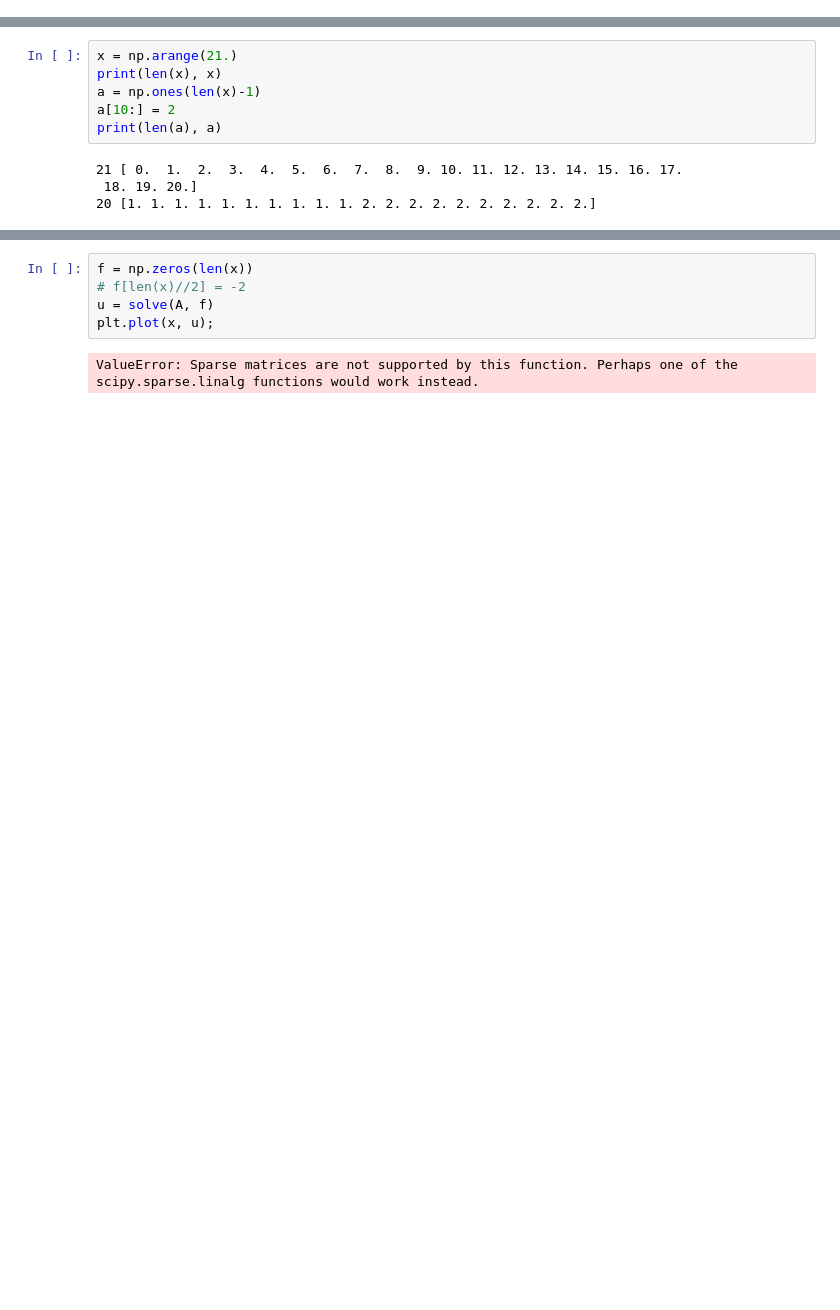
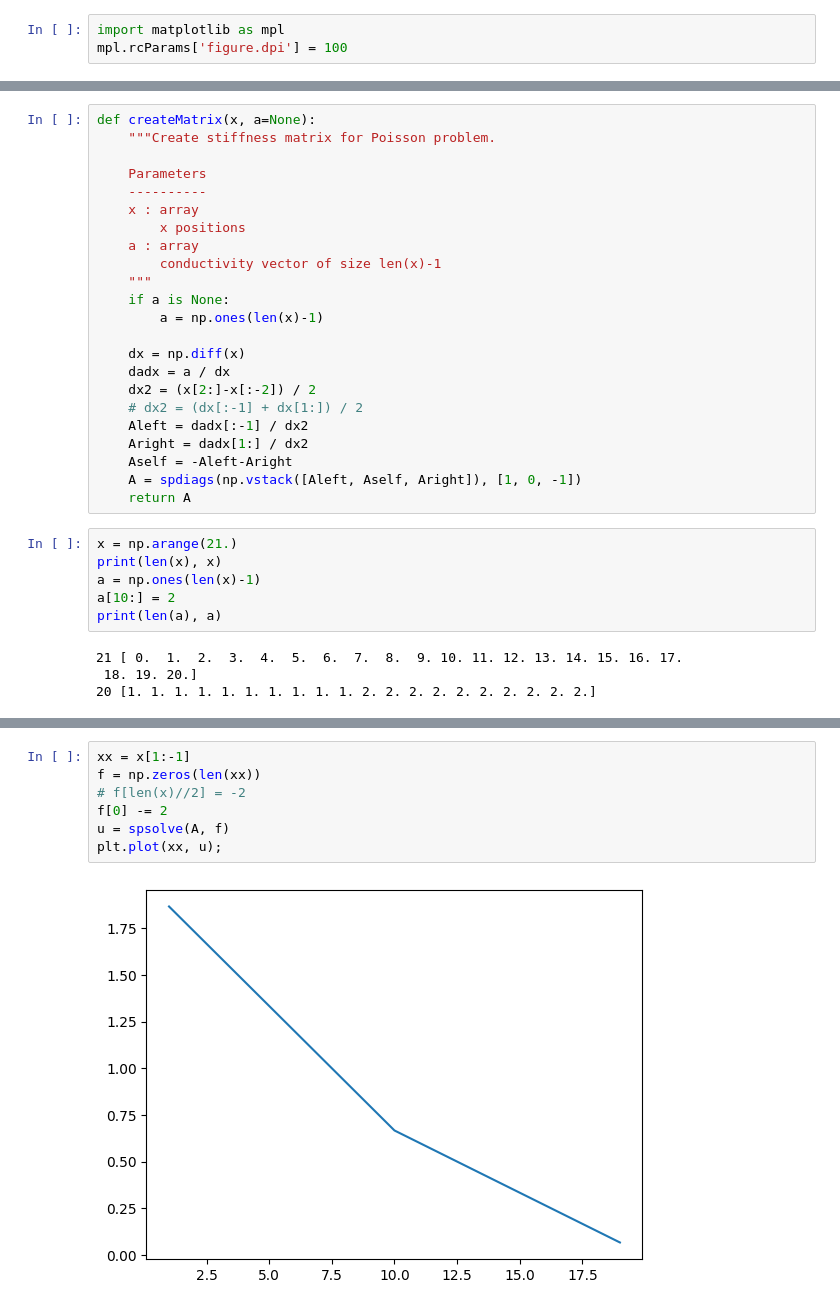
Before and after one commit to halbmy/NumericalGeophysics, a Jupyter notebook: notebooks/fdcond.ipynb, the cells around one changed output, grey strips where cells are left out. Saved outputs shown, nothing was run; the diff lists cells and outputs as text; blank space fills up the shorter version.

```diff
--- a/notebooks/fdcond.ipynb
+++ b/notebooks/fdcond.ipynb
@@ -1,5 +1,8 @@
 # %% [markdown]
 ## Finite difference modelling
+# %%
+import matplotlib as mpl
+mpl.rcParams['figure.dpi'] = 100
 # %%
 import numpy as np
 from scipy.sparse import spdiags
@@ -6,5 +10,28 @@ from scipy.sparse import spdiags
 from scipy.linalg import solve
 import matplotlib.pyplot as plt
+# %%
+def createMatrix(x, a=None):
+    """Create stiffness matrix for Poisson problem.
+
+    Parameters
+    ----------
+    x : array
+        x positions
+    a : array
+        conductivity vector of size len(x)-1
+    """
+    if a is None:
+        a = np.ones(len(x)-1)
+
+    dx = np.diff(x)
+    dadx = a / dx
+    dx2 = (x[2:]-x[:-2]) / 2
+    # dx2 = (dx[:-1] + dx[1:]) / 2
+    Aleft = dadx[:-1] / dx2
+    Aright = dadx[1:] / dx2
+    Aself = -Aleft-Aright
+    A = spdiags(np.vstack([Aleft, Aself, Aright]), [1, 0, -1])
+    return A
 # %%
 x = np.arange(21.)
 print(len(x), x)
@@ -38,10 +51,12 @@ plt.colorbar();
 # %%
-f = np.zeros(len(x))
+xx = x[1:-1]
+f = np.zeros(len(xx))
 # f[len(x)//2] = -2
-u = solve(A, f)
-plt.plot(x, u);
+f[0] -= 2
+u = spsolve(A, f)
+plt.plot(xx, u);
 # %% [output]
-ValueError: Sparse matrices are not supported by this function. Perhaps one of the scipy.sparse.linalg functions would work instead.
+[figure, added]
 # %%
 u.shape
 # %% [output]
```
Also changed, not shown: parts of 4 cells of this notebook, 24 other files.
